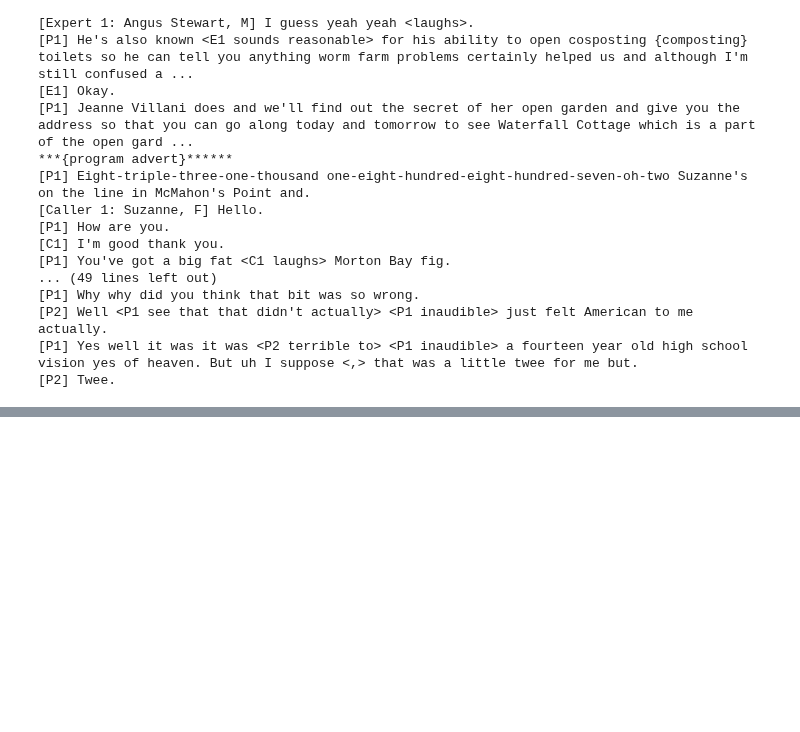
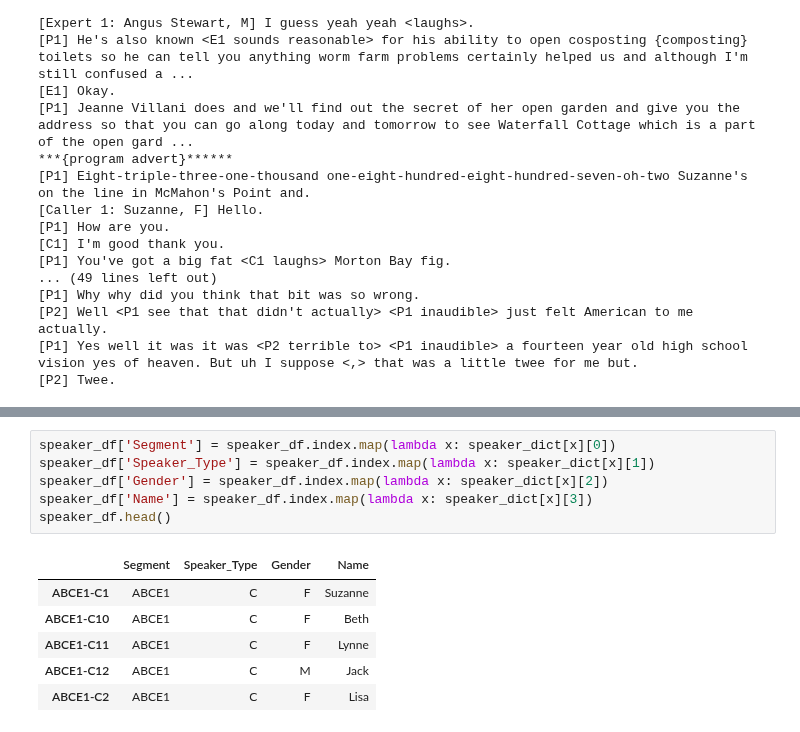
Before and after one commit to Data-Science-for-Linguists/Discourse-Analysis-ART-Corpus, a Jupyter notebook: process-art-corpus.ipynb, the cells around one changed output, grey strips where cells are left out. Drawn from its saved outputs; the diff is of its cells as text; blank space fills up the shorter version.

```diff
--- a/process-art-corpus.ipynb
+++ b/process-art-corpus.ipynb
@@ -286,0 +419,13 @@ ABCE1-raw.txt
+# %%
+speaker_df['Segment'] = speaker_df.index.map(lambda x: speaker_dict[x][0])
+speaker_df['Speaker_Type'] = speaker_df.index.map(lambda x: speaker_dict[x][1])
+speaker_df['Gender'] = speaker_df.index.map(lambda x: speaker_dict[x][2])
+speaker_df['Name'] = speaker_df.index.map(lambda x: speaker_dict[x][3])
+speaker_df.head()
+# %% [output]
+|  | Segment | Speaker_Type | Gender | Name |
+| ABCE1-C1 | ABCE1 | C | F | Suzanne |
+| ABCE1-C10 | ABCE1 | C | F | Beth |
+| ABCE1-C11 | ABCE1 | C | F | Lynne |
+| ABCE1-C12 | ABCE1 | C | M | Jack |
+| ABCE1-C2 | ABCE1 | C | F | Lisa |
```
Also changed, not shown: parts of 30 cells of this notebook.
